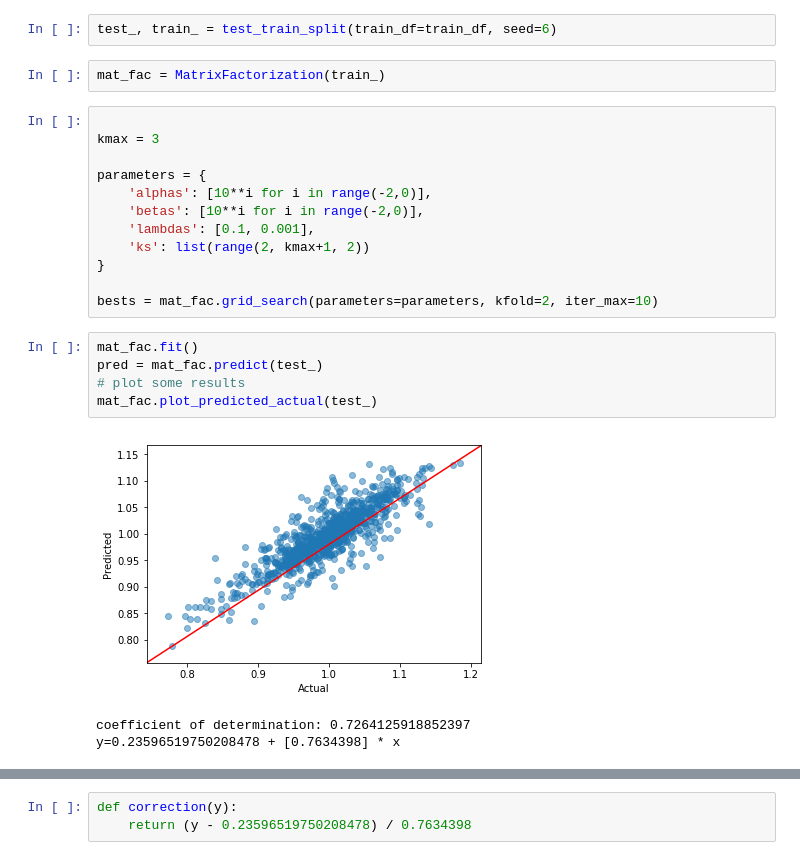
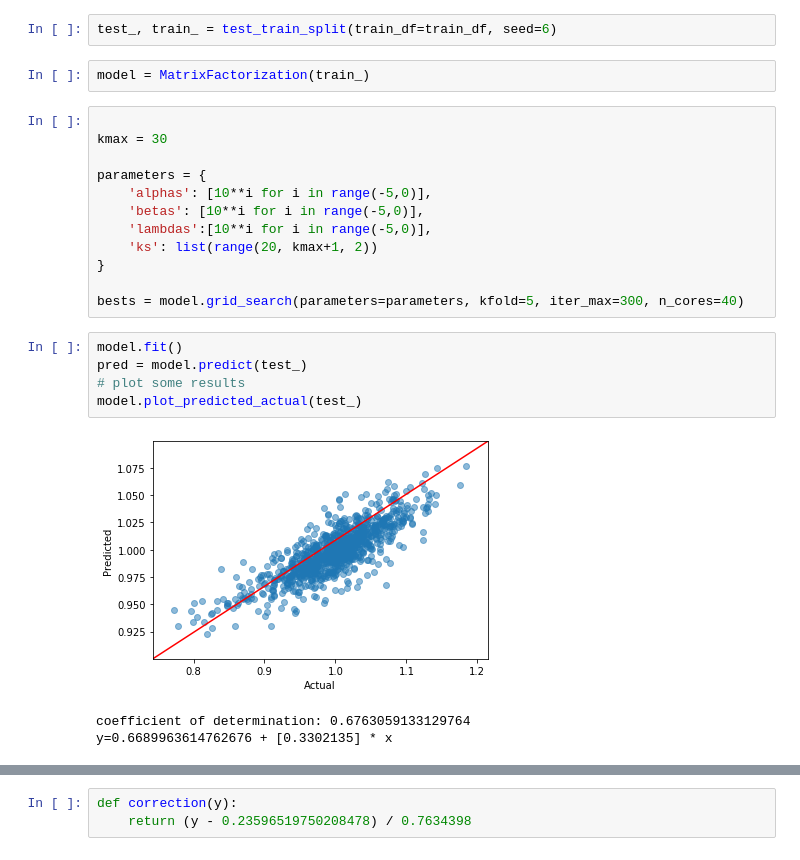
Before and after one commit to MartinBagaram/RecommendationSystem_MF-, a Jupyter notebook: notebooks/syngenta_data_exploration.ipynb, the cells around one changed output, grey strips where cells are left out. Saved outputs shown, nothing was run; the diff lists cells and outputs as text.

```diff
--- a/notebooks/syngenta_data_exploration.ipynb
+++ b/notebooks/syngenta_data_exploration.ipynb
@@ -34,25 +34,25 @@ train_df = grp_df.pivot(index='INBRED', columns='TESTER', values='mean')
 # %%
 test_, train_ = test_train_split(train_df=train_df, seed=6)
 # %%
-mat_fac = MatrixFactorization(train_)
+model = MatrixFactorization(train_)
 # %%
 
-kmax = 3
+kmax = 30
 
 parameters = {
-    'alphas': [10**i for i in range(-2,0)],
-    'betas': [10**i for i in range(-2,0)],
-    'lambdas': [0.1, 0.001],
-    'ks': list(range(2, kmax+1, 2))
+    'alphas': [10**i for i in range(-5,0)],
+    'betas': [10**i for i in range(-5,0)],
+    'lambdas':[10**i for i in range(-5,0)],
+    'ks': list(range(20, kmax+1, 2))
 }
 
-bests = mat_fac.grid_search(parameters=parameters, kfold=2, iter_max=10)
+bests = model.grid_search(parameters=parameters, kfold=5, iter_max=300, n_cores=40)
 # %%
-mat_fac.fit()
-pred = mat_fac.predict(test_)
+model.fit()
+pred = model.predict(test_)
 # plot some results
-mat_fac.plot_predicted_actual(test_)
+model.plot_predicted_actual(test_)
 # %% [output]
-[figure, old version]
+[figure, new version]
-coefficient of determination: 0.7264125918852397
-y=0.23596519750208478 + [0.7634398] * x
+coefficient of determination: 0.6763059133129764
+y=0.6689963614762676 + [0.3302135] * x
```
Also changed, not shown: parts of 7 cells of this notebook, 1 other file.
